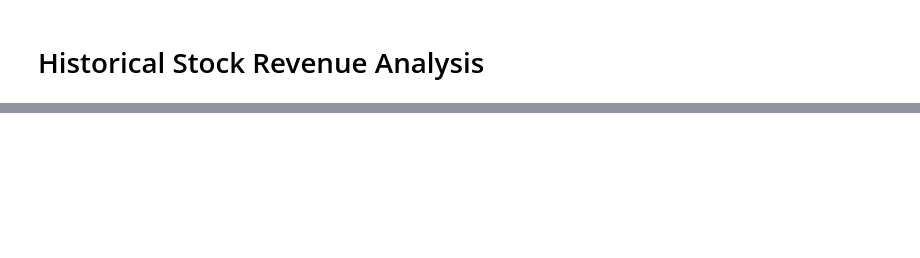
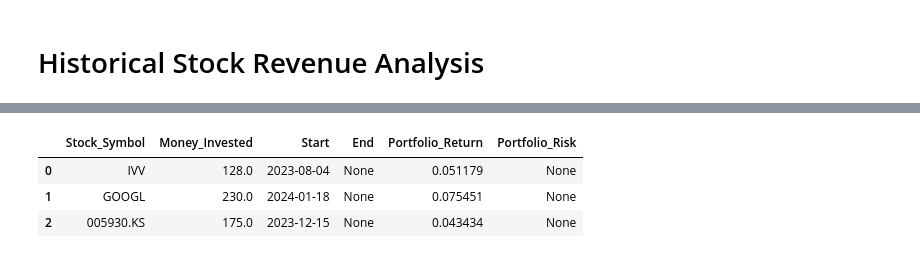
Before and after one commit to GabrielaRBLemos/Historical_Stock_Revenue_Analysis, a Jupyter notebook: Historical_Stock_Revenue_Analysis.ipynb, the cells around one changed output, grey strips where cells are left out. Saved outputs shown, nothing was run; the diff lists cells and outputs as text; code cells hidden in the pictures; blank space fills up the shorter version.

```diff
--- a/Historical_Stock_Revenue_Analysis.ipynb
+++ b/Historical_Stock_Revenue_Analysis.ipynb
@@ -123,3 +131,40 @@ def display_stock_data(symbol,period=None, start=None, end=None):
+# %%
+def get_stock_portfolio_data(symbol,money_invested_stock,money_invested_total,period=None,start=None,end=None):
+    if period==None and start==None and end==None:
+        period = 'max'
+    elif start==None or end==None:
+        if start==None:
+            start = (datetime.now() - relativedelta(years=99)).strftime("%Y-%m-%d")
+        if end==None:
+            default_end = datetime.now().strftime("%Y-%m-%d")
+
+    weight = money_invested_stock/money_invested_total
+
+    if period == None:
+        stock_df, expected_return, stock_volatility, beta, country = get_stock_data(symbol,start=start, end=end)
+    else:
+        stock_df, expected_return, stock_volatility, beta, country = get_stock_data(symbol,period=period)
+
+    Returns = (stock_df['Simple_Returns'] * weight).sum()
+    Risk=None
+    return Returns, Risk
+# %%
+def get_full_portfolio_data(symbol_list,money_invested_list, start_list, end_list=None):
+    if end_list == None:
+        end_list = [None]* len(symbol_list)
+
+    portfolio_df = pd.DataFrame(columns=['Stock_Symbol','Money_Invested','Start','End','Portfolio_Return','Portfolio_Risk'])
+    portfolio_df['Stock_Symbol']= symbol_list
+    portfolio_df['Money_Invested']= money_invested_list
+    portfolio_df['Start']= start_list
+    portfolio_df['End']= end_list
+    money_invested_total = portfolio_df['Money_Invested'].sum()
+
+    for idx, row in portfolio_df.iterrows():
+        portfolio_return, portfolio_risk = get_stock_portfolio_data(row['Stock_Symbol'], row['Money_Invested'], money_invested_total, start=row['Start'], end=row['End'])
+        portfolio_df.at[idx, 'Portfolio_Return'] = portfolio_return
+        portfolio_df.at[idx, 'Portfolio_Risk'] = portfolio_risk
+    return portfolio_df
 # %%
 # Insert the stock's ticker symbol and the desired time period, the syntax is:
 # display_stock_data(ticker symbol, period)
@@ -160,0 +206,7 @@ Stock Market Exposure: 1.3519 - High systematic risk.
+# %%
+display(get_full_portfolio_data(['IVV','GOOGL','005930.KS'],[128.,230.,175.],['2023-08-04','2024-01-18','2023-12-15']))
+# %% [output]
+|  | Stock_Symbol | Money_Invested | Start | End | Portfolio_Return | Portfolio_Risk |
+| 0 | IVV | 128.0 | 2023-08-04 | None | 0.051179 | None |
+| 1 | GOOGL | 230.0 | 2024-01-18 | None | 0.075451 | None |
+| 2 | 005930.KS | 175.0 | 2023-12-15 | None | 0.043434 | None |
```
Also changed, not shown: parts of 3 cells of this notebook.
